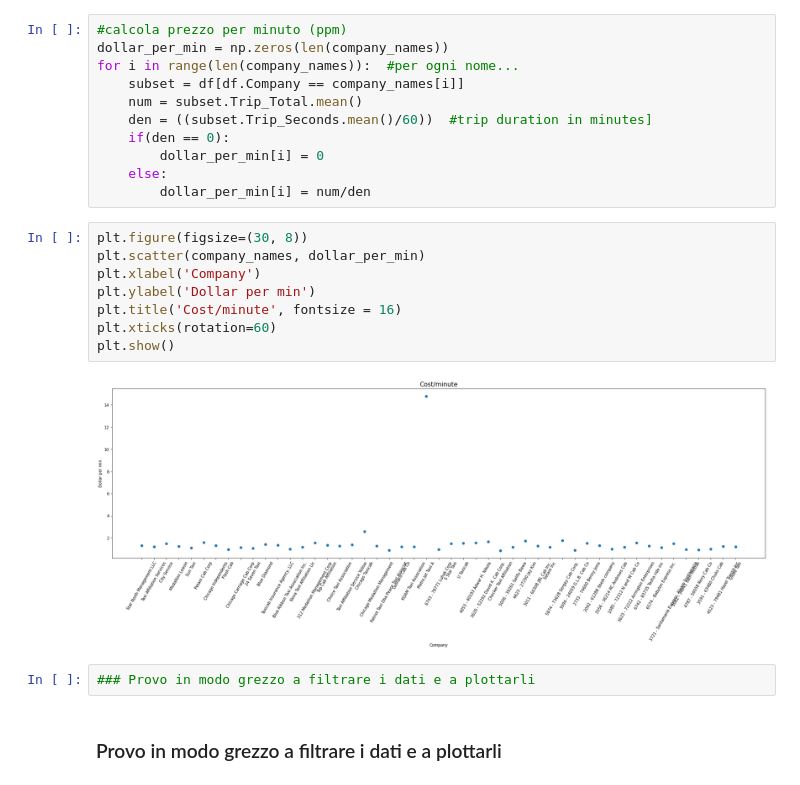
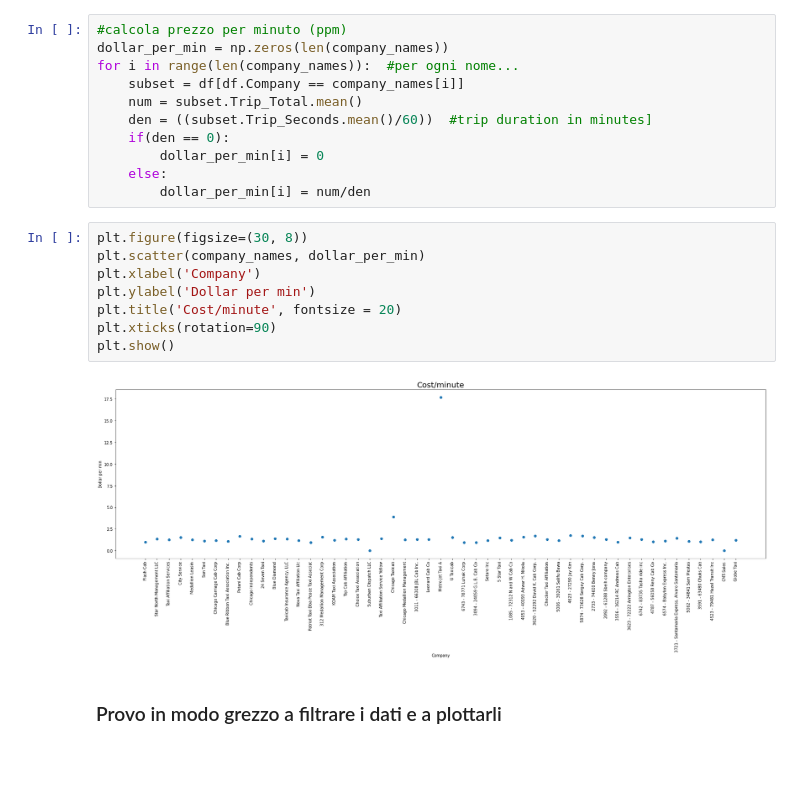
Before and after one commit to LucaCatta97/assignement1, a Jupyter notebook: Cleanning_Data.ipynb, the cells around one changed output. Drawn from its saved outputs; the diff is of its cells as text; blank space fills up the shorter version.

```diff
--- a/Cleanning_Data.ipynb
+++ b/Cleanning_Data.ipynb
@@ -553,15 +546,13 @@ for i in range(len(company_names)):  #per ogni nome...
 # %%
 plt.figure(figsize=(30, 8))
 plt.scatter(company_names, dollar_per_min)
 plt.xlabel('Company')
 plt.ylabel('Dollar per min')
-plt.title('Cost/minute', fontsize = 16)
-plt.xticks(rotation=60)
+plt.title('Cost/minute', fontsize = 20)
+plt.xticks(rotation=90)
 plt.show()
 # %% [output]
-[figure, old version]
+[figure, new version]
-# %%
-### Provo in modo grezzo a filtrare i dati e a plottarli
 # %% [markdown]
 ### Provo in modo grezzo a filtrare i dati e a plottarli
 # %% [markdown]
```
Also changed, not shown: parts of 5 cells of this notebook.
